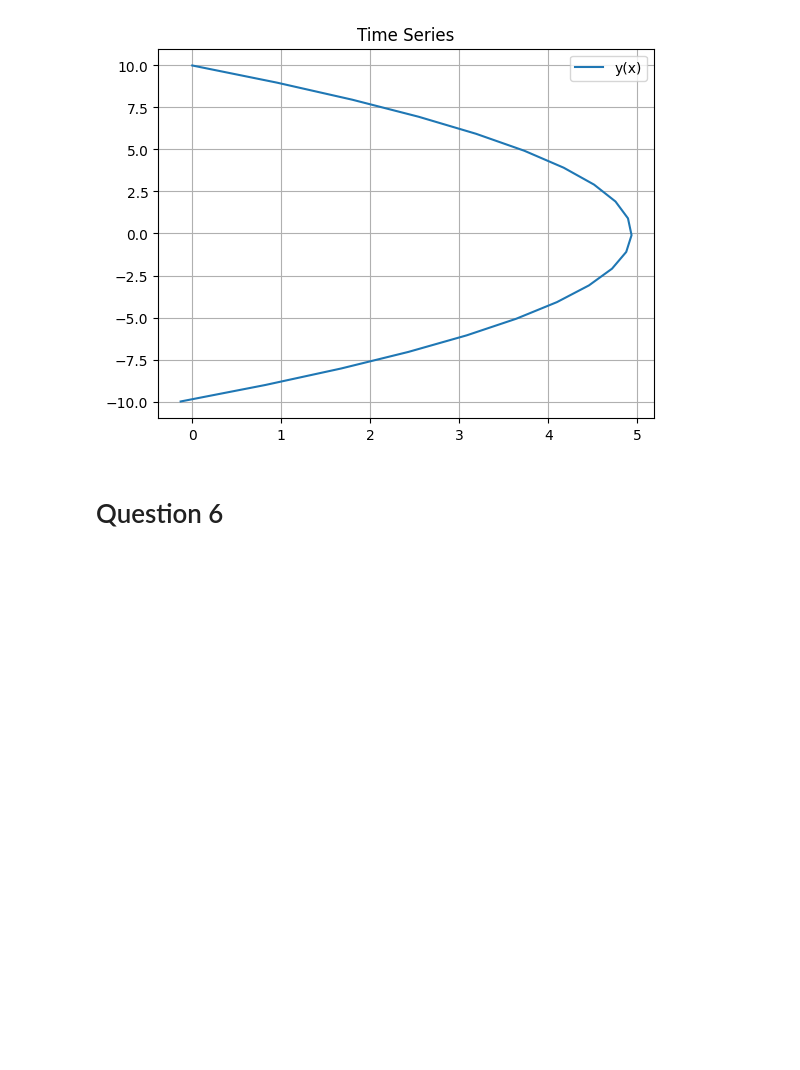
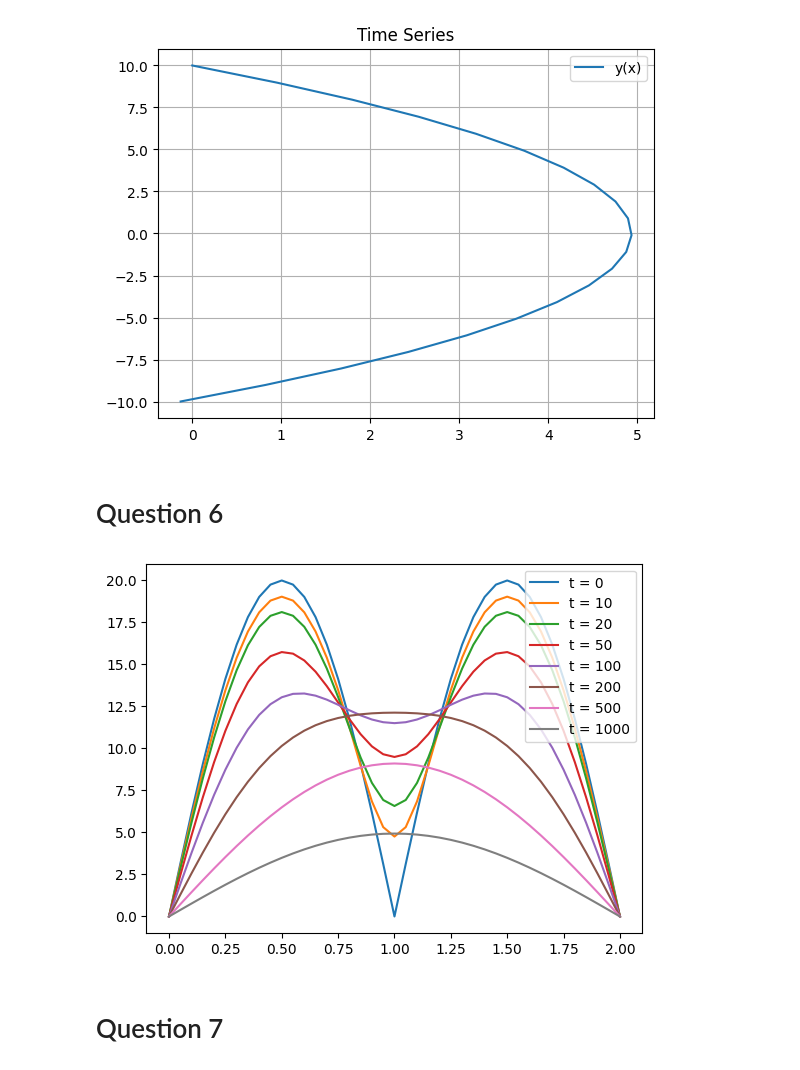
Before and after one commit to alan-ajay/P-346-Computational-Physics-Laboratory, a Jupyter notebook: ENDSEM.ipynb, the cells around one changed output. Saved outputs shown, nothing was run; the diff lists cells and outputs as text; code cells hidden in the pictures; blank space fills up the shorter version.

```diff
--- a/ENDSEM.ipynb
+++ b/ENDSEM.ipynb
@@ -77,14 +79,38 @@ plt.show()
 # %% [markdown]
 # Question 6
 # %%
-PDE_solve = Integrate.PDE_solve
+# PDE_solve = Integrate.PDE_solve
+
+def PDE_solve(u0, boundary, N, hx=0.05, ht=0.0005):  # u0=initial profile function, boundary=[x_start,x_end], N=time steps, hx=space step, ht=time step
+        start, end = boundary
+        n = int(((end-start)/hx)+1)
+        x_vals = [start + i*hx for i in range(n)]
+        v = [u0(x) for x in x_vals]
+        a = ht / hx**2
+        A = Integrate.forward_matrix(n, a)
+        soln = [v.copy()]
+
+        for i in range(N):
+            v[0], v[-1] = 0, 0           # enforce BC before
+            v = LinAlg.matvec(A, v)      # matrix multiply
+            v[0], v[-1] = 0, 0           # enforce BC after
+            soln.append(v.copy())
+
+        return soln, x_vals
 def u0(x):
-    return
+    return 20*abs(np.sin(np.pi*x))
 
 
 boundary = [0, 2]
 
-sol, x = PDE_solve(u0, boundary, N=20)
-for v in sol:
-    plt.plot(x, v)
+sol, x = PDE_solve(u0, boundary, N=1000)
+t_vals = [0, 10, 20, 50, 100, 200, 500, 1000]
+sol1 = [sol[i] for i in (0, 10, 20, 50, 100, 200, 500, 1000)]
+for v,t in zip(sol1,t_vals):
+    plt.plot(x, v,label = f't = {t}')
+plt.legend()
 plt.show()
+# %% [output]
+[figure, added]
+# %% [markdown]
+# Question 7
```
Also changed, not shown: parts of 6 cells of this notebook, 2 other files.
